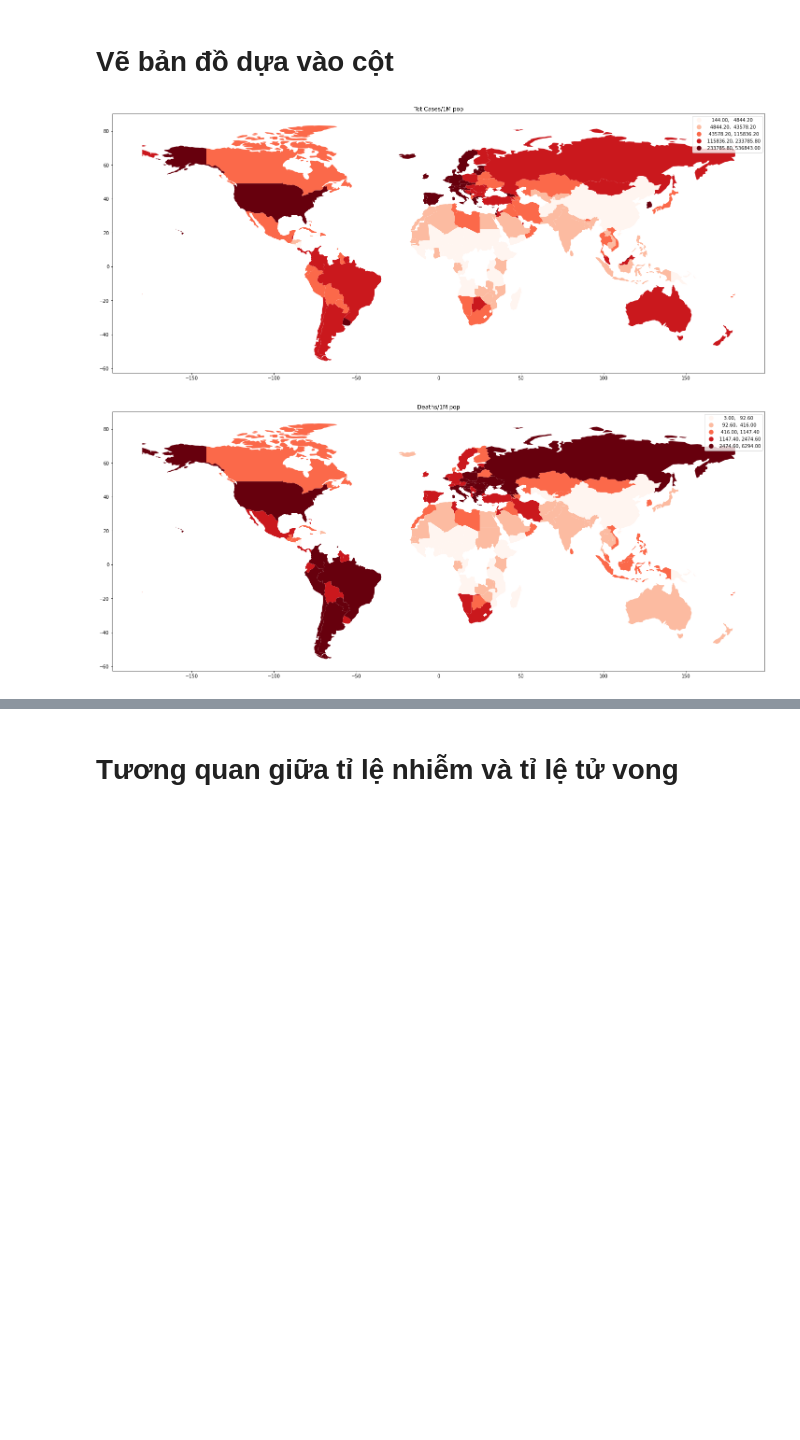
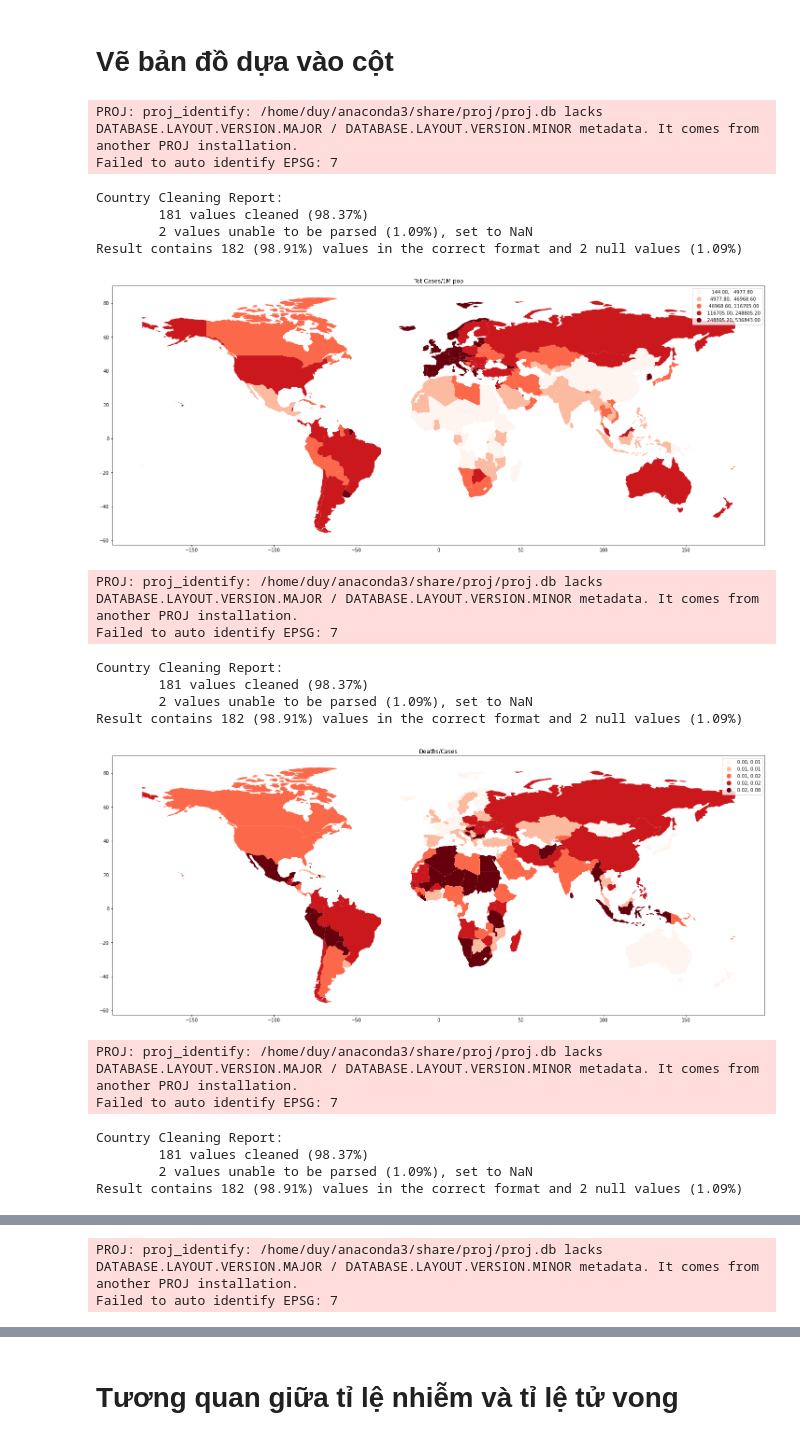
Before and after one commit to tonyvu1289/DV_lab01, a Jupyter notebook: main.ipynb, the cells around one changed output, grey strips where cells are left out. Saved outputs shown, nothing was run; the diff lists cells and outputs as text; code cells hidden in the pictures; blank space fills up the shorter version.

Commit message:
merge minh notebook to main

```diff
--- a/main.ipynb
+++ b/main.ipynb
@@ -21,7 +21,7 @@ pd.set_option('display.max_columns', None)
 def curr_to_dec(money):
     return float(sub(r'[^\d.]', '', money))
 def gdp_preproc(gdp_df):
-    gdp_df = gdp_df[['GDP (nominal, 2017)','GDP per capita','Country']]
+    gdp_df = gdp_df[['GDP (nominal, 2017)','GDP per capita','Country',"Population (2017)"]]
     gdp_df['GDP (nominal, 2017)'] = gdp_df['GDP (nominal, 2017)'].apply(curr_to_dec)
     gdp_df['GDP per capita'] = gdp_df['GDP per capita'].apply(curr_to_dec)
     gdp_df = clean_country(gdp_df,"Country",output_format="alpha-3")
@@ -44,7 +44,10 @@ def _preproc(df):
     return result.rename(columns={"Country_clean":"CODE"})
 # %%
 df = pd.read_csv('./data/2022-04-27.csv')
+df.loc[df['Country,Other'] == 'UK', 'Country,Other'] = 'Great Britain'
 df = _preproc(df)
 df = df.dropna(axis=0,subset=['Deaths/1M pop','Tot\xa0Cases/1M pop'])
+# with pd.option_context('display.max_rows', None, 'display.max_columns', None):  # more options can be specified also
+#     print(df[['Country']])
 # %% [output]
 Country Cleaning Report:
@@ -70,25 +73,48 @@ def world_map_visualize(df,column,_cmap="Reds"):
     # first let us merge geopandas data with our data
 # 'naturalearth_lowres' is geopandas datasets so we can use it directly
     world = geopandas.read_file(geopandas.datasets.get_path('naturalearth_lowres'))
+    #fix world manually
+    world.loc[world['name'] == 'France', 'iso_a3'] = 'FRA'
+    world.loc[world['name'] == 'Norway', 'iso_a3'] = 'NOR'
+    world.loc[world['name'] == 'Somaliland', 'iso_a3'] = 'SOM'
+    world.loc[world['name'] == 'Kosovo', 'iso_a3'] = 'RKS'
+    #----------------------------------
     # rename the columns so that we can merge with our data
     world.columns=['pop_est', 'continent', 'name', 'CODE', 'gdp_md_est', 'geometry']
     # then merge with our data
     merge=pd.merge(world,df,on='CODE')
     # last thing we need to do is - merge again with our location data which contains each country’s latitude and longitude
-    location=pd.read_csv('https://raw.githubusercontent.com/melanieshi0120/COVID-19_global_time_series_panel_data/master/data/countries_latitude_longitude.csv')
-    merge=merge.merge(location,on='name')
+    location=pd.read_csv('./data/countries.csv')
+    location = clean_country(location,"name",output_format="alpha-3")
+    merge=merge.merge(location,left_on='CODE',right_on='name_clean')
     # plot confirmed cases world map
     merge.plot(column=column, scheme="quantiles",
            figsize=(25, 20),
            legend=True,cmap=_cmap)
     plt.title(column)
-
     # add countries names and numbers
-
     plt.show()
 # %%
-for col in ['Tot\xa0Cases/1M pop','Deaths/1M pop', 'Tests/ 1M pop','Active Cases/1M pop']:
+for col in ['Tot\xa0Cases/1M pop','Deaths/Cases', 'Tests/ 1M pop','Active Cases/1M pop']:
     world_map_visualize(df,col)
 # %% [output]
+PROJ: proj_identify: /home/duy/anaconda3/share/proj/proj.db lacks DATABASE.LAYOUT.VERSION.MAJOR / DATABASE.LAYOUT.VERSION.MINOR metadata. It comes from another PROJ installation.
+Failed to auto identify EPSG: 7
+Country Cleaning Report:
+        181 values cleaned (98.37%)
+        2 values unable to be parsed (1.09%), set to NaN
+Result contains 182 (98.91%) values in the correct format and 2 null values (1.09%)
-[figure, old version]
+[figure, new version]
+PROJ: proj_identify: /home/duy/anaconda3/share/proj/proj.db lacks DATABASE.LAYOUT.VERSION.MAJOR / DATABASE.LAYOUT.VERSION.MINOR metadata. It comes from another PROJ installation.
+Failed to auto identify EPSG: 7
+Country Cleaning Report:
+        181 values cleaned (98.37%)
+        2 values unable to be parsed (1.09%), set to NaN
+Result contains 182 (98.91%) values in the correct format and 2 null values (1.09%)
-[figure, old version]
+[figure, new version]
+PROJ: proj_identify: /home/duy/anaconda3/share/proj/proj.db lacks DATABASE.LAYOUT.VERSION.MAJOR / DATABASE.LAYOUT.VERSION.MINOR metadata. It comes from another PROJ installation.
+Failed to auto identify EPSG: 7
+Country Cleaning Report:
+        181 values cleaned (98.37%)
+        2 values unable to be parsed (1.09%), set to NaN
+Result contains 182 (98.91%) values in the correct format and 2 null values (1.09%)
@@ -95,0 +122,2 @@ for col in ['Tot\xa0Cases/1M pop','Deaths/1M pop', 'Tests/ 1M pop','Active Cases
+PROJ: proj_identify: /home/duy/anaconda3/share/proj/proj.db lacks DATABASE.LAYOUT.VERSION.MAJOR / DATABASE.LAYOUT.VERSION.MINOR metadata. It comes from another PROJ installation.
+Failed to auto identify EPSG: 7
```
Also changed, not shown: parts of 23 cells of this notebook, 1 other file.
